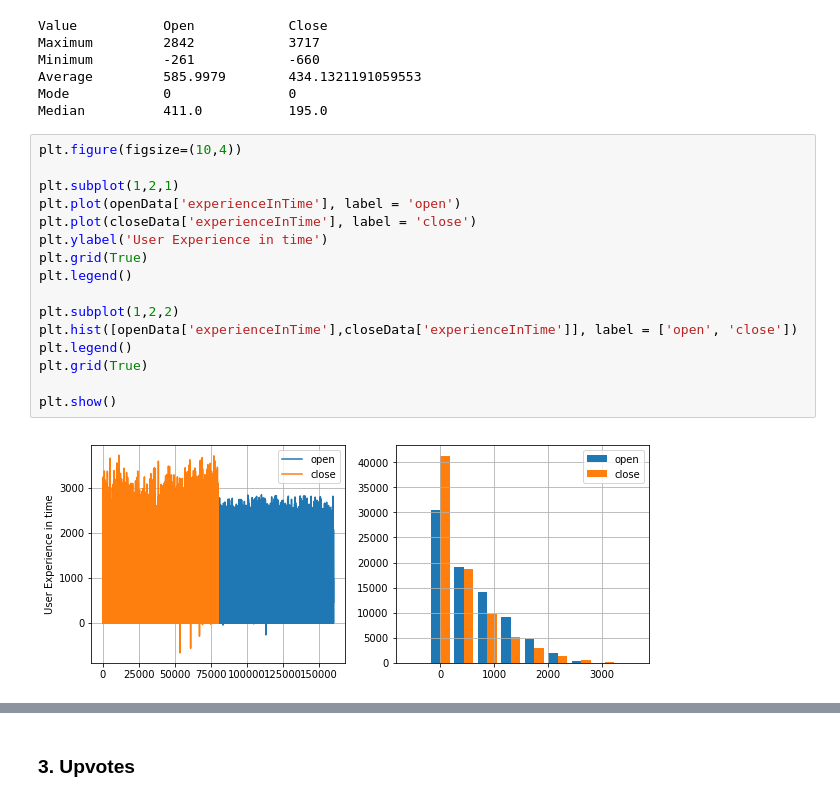
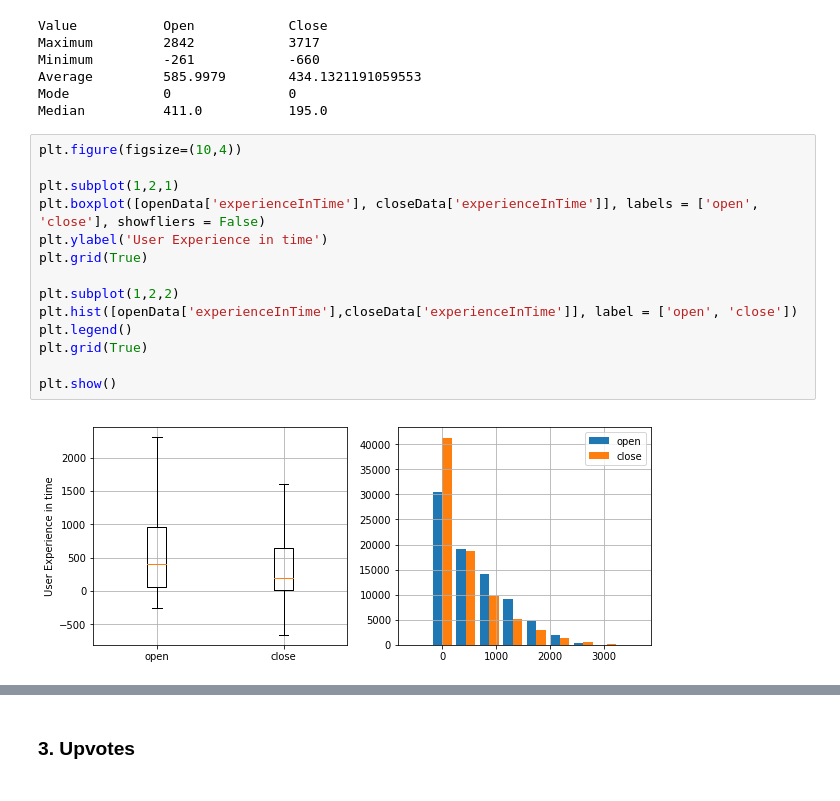
Before and after one commit to sajalagrawal/Query-Closing-on-Stack-Overflow, a Jupyter notebook: Analysis of User Data.ipynb, the cells around one changed output, grey strips where cells are left out. Cells and saved outputs as stored; diff of their text form.

```diff
--- a/Analysis of User Data.ipynb
+++ b/Analysis of User Data.ipynb
@@ -146,18 +207,16 @@ Median          411.0           195.0
 # %%
 plt.figure(figsize=(10,4))
 
 plt.subplot(1,2,1)
-plt.plot(openData['experienceInTime'], label = 'open')
-plt.plot(closeData['experienceInTime'], label = 'close')
+plt.boxplot([openData['experienceInTime'], closeData['experienceInTime']], labels = ['open', 'close'], showfliers = False)
 plt.ylabel('User Experience in time')
 plt.grid(True)
-plt.legend()
 
 plt.subplot(1,2,2)
 plt.hist([openData['experienceInTime'],closeData['experienceInTime']], label = ['open', 'close'])
 plt.legend()
 plt.grid(True)
 
 plt.show()
 # %% [output]
-[figure, old version]
+[figure, new version]
```
Also changed, not shown: parts of 22 cells of this notebook.
